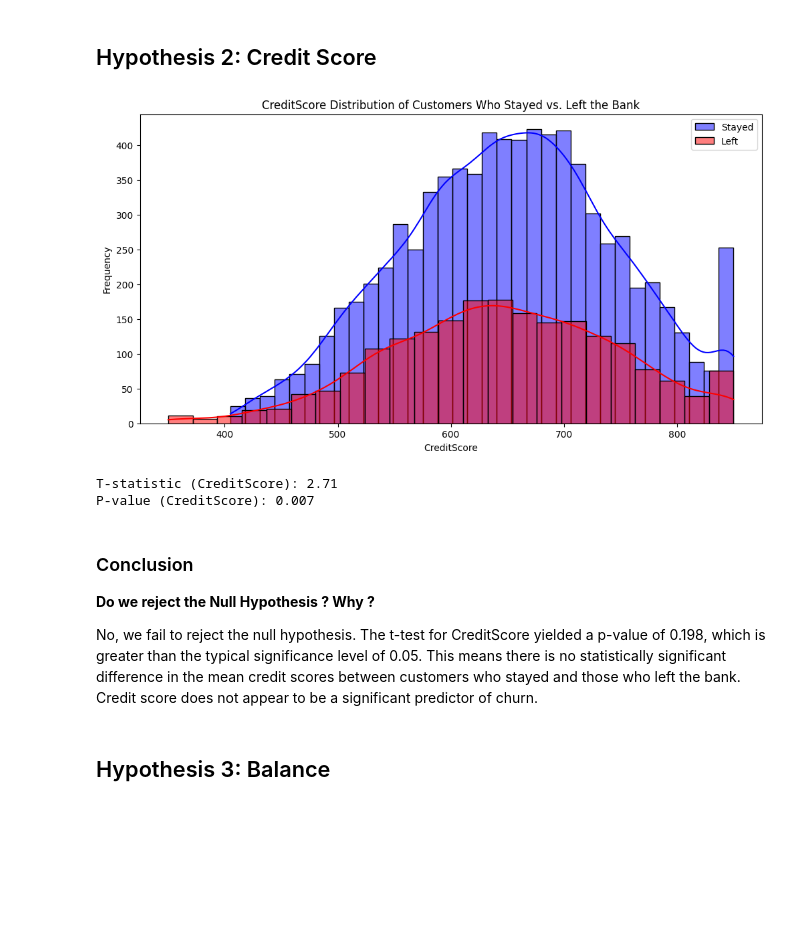
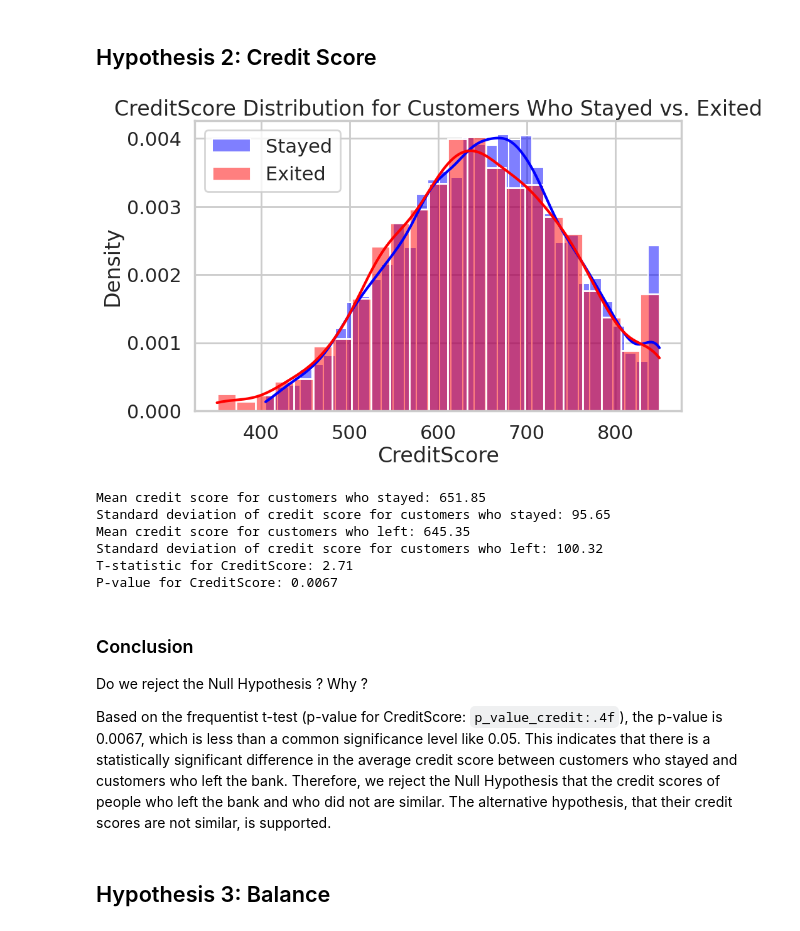
Before and after one commit to mousadjara01ouatt-sys/DI_Bootcamp, a Jupyter notebook: week4/DAY4/Dailychallenge/DailyChallenge_StatforML.ipynb, the cells around one changed output. Saved outputs shown, nothing was run; the diff lists cells and outputs as text; code cells hidden in the pictures; blank space fills up the shorter version.

```diff
--- a/week4/DAY4/Dailychallenge/DailyChallenge_StatforML.ipynb
+++ b/week4/DAY4/Dailychallenge/DailyChallenge_StatforML.ipynb
@@ -62,0 +30,19 @@ df_1 = df[df['Exited'] == 1]
+# %%
+import pandas as pd
+import numpy as np
+import matplotlib.pyplot as plt
+import matplotlib
+import scipy.stats
+from scipy.stats import t
+from scipy.special import stdtr
+from numpy.random import seed
+import seaborn as sns
+
+%matplotlib inline
+from matplotlib import rcParams
+sns.set_style("whitegrid")
+sns.set_context("poster")
+
+file_1 = '/content/Churn_Modelling.csv'
+# %%
+df = pd.read_csv(file_1)
@@ -63,3 +58,6 @@ df_1 = df[df['Exited'] == 1]
+# %%
+df_0 = df.loc[df['Exited'] == 0]
+df_1 = df.loc[df['Exited'] == 1]
 # %% [markdown]
 ## Hypothesis 1: Age
 # %%
@@ -128,33 +154,43 @@ Yes, we reject the null hypothesis. The t-test yielded a p-value of 0.000, which
 # %% [markdown]
 ## Hypothesis 2: Credit Score
 # %%
-## TODO: Create histograms for the CreditScore distribution of both groups (Still with bank and Left the bank).
-plt.figure(figsize=(12, 6))
-sns.histplot(df_0['CreditScore'], color='blue', label='Stayed', kde=True)
-sns.histplot(df_1['CreditScore'], color='red', label='Left', kde=True)
-plt.title('CreditScore Distribution of Customers Who Stayed vs. Left the Bank')
+plt.figure(figsize=(10, 6))
+sns.histplot(df_0['CreditScore'], color='blue', label='Stayed', kde=True, stat='density', alpha=0.5)
+sns.histplot(df_1['CreditScore'], color='red', label='Exited', kde=True, stat='density', alpha=0.5)
+plt.title('CreditScore Distribution for Customers Who Stayed vs. Exited')
 plt.xlabel('CreditScore')
-plt.ylabel('Frequency')
+plt.ylabel('Density')
 plt.legend()
 plt.show()
 # %% [output]
-[figure, old version]
+[figure, new version]
-# %%
-## TODO: Perform a t-test to compare the CreditScore between the two groups (Still with bank and Left the bank).
-from scipy import stats
-
-t_stat_credit, p_value_credit = stats.ttest_ind(df_0['CreditScore'], df_1['CreditScore'])
-print(f"T-statistic (CreditScore): {t_stat_credit:.2f}")
-print(f"P-value (CreditScore): {p_value_credit:.3f}")
-# %% [output]
-T-statistic (CreditScore): 2.71
-P-value (CreditScore): 0.007
+# %%
+mean_creditscore_df0 = df_0['CreditScore'].mean()
+std_creditscore_df0 = df_0['CreditScore'].std()
+print(f"Mean credit score for customers who stayed: {mean_creditscore_df0:.2f}")
+print(f"Standard deviation of credit score for customers who stayed: {std_creditscore_df0:.2f}")
+
+mean_creditscore_df1 = df_1['CreditScore'].mean()
+std_creditscore_df1 = df_1['CreditScore'].std()
+print(f"Mean credit score for customers who left: {mean_creditscore_df1:.2f}")
+print(f"Standard deviation of credit score for customers who left: {std_creditscore_df1:.2f}")
+
+t_stat_credit, p_value_credit = stats.ttest_ind(df_0['CreditScore'], df_1['CreditScore'])
+
+print(f"T-statistic for CreditScore: {t_stat_credit:.2f}")
+print(f"P-value for CreditScore: {p_value_credit:.4f}")
+# %% [output]
+Mean credit score for customers who stayed: 651.85
+Standard deviation of credit score for customers who stayed: 95.65
+Mean credit score for customers who left: 645.35
+Standard deviation of credit score for customers who left: 100.32
+T-statistic for CreditScore: 2.71
+P-value for CreditScore: 0.0067
 # %% [markdown]
 ### Conclusion
+Do we reject the Null Hypothesis ? Why ?
 
-**Do we reject the Null Hypothesis ? Why ?**
-
-No, we fail to reject the null hypothesis. The t-test for CreditScore yielded a p-value of 0.198, which is greater than the typical significance level of 0.05. This means there is no statistically significant difference in the mean credit scores between customers who stayed and those who left the bank. Credit score does not appear to be a significant predictor of churn.
+Based on the frequentist t-test (p-value for CreditScore: `p_value_credit:.4f`), the p-value is 0.0067, which is less than a common significance level like 0.05. This indicates that there is a statistically significant difference in the average credit score between customers who stayed and customers who left the bank. Therefore, we reject the Null Hypothesis that the credit scores of people who left the bank and who did not are similar. The alternative hypothesis, that their credit scores are not similar, is supported.
 # %% [markdown]
 ## Hypothesis 3: Balance
 # %%
```
Also changed, not shown: parts of 41 cells of this notebook, 1 other file.
